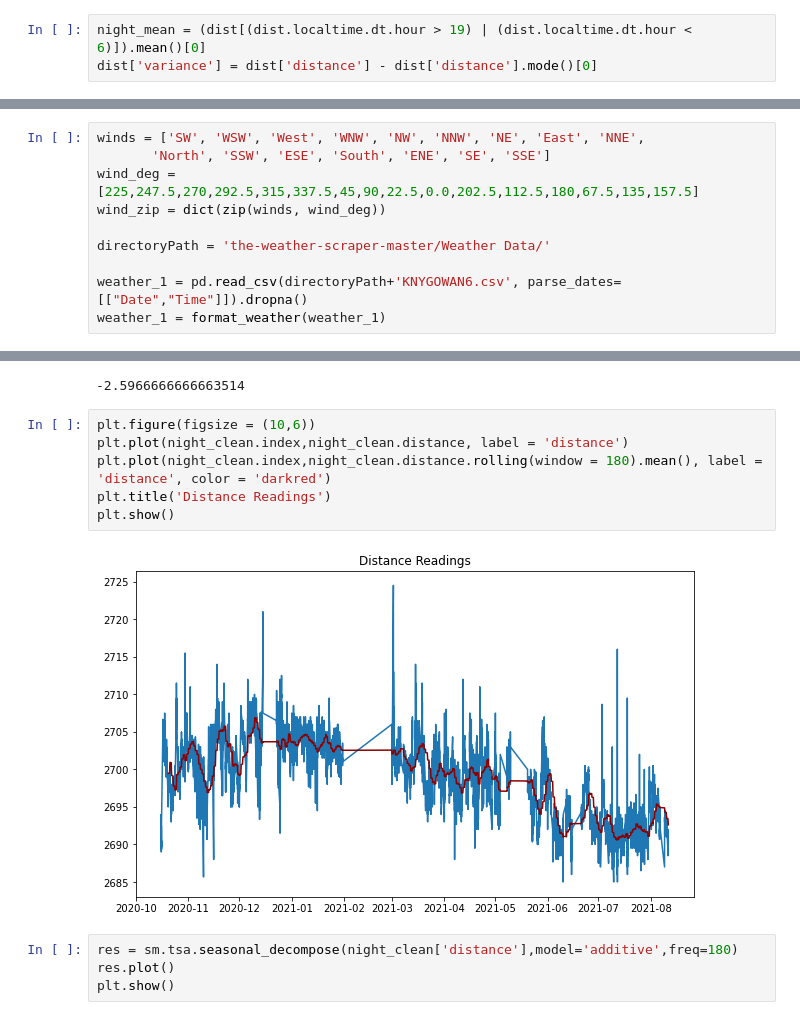
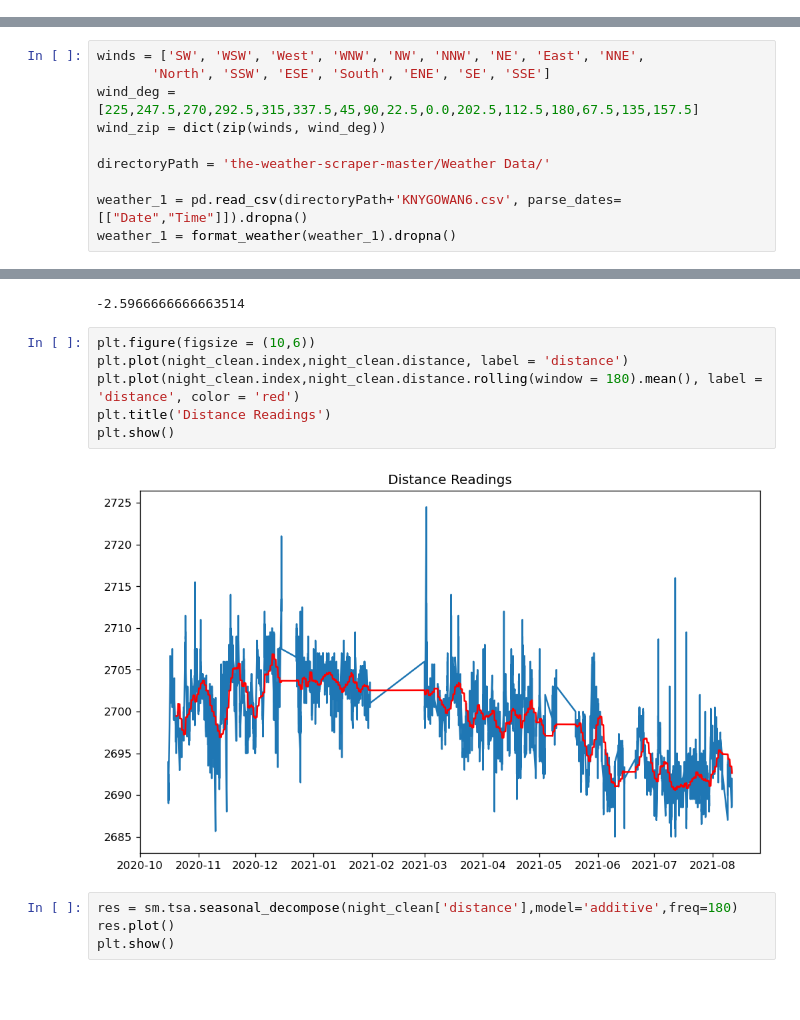
Before and after one commit to floodsense/Seasonal-Distance-Calibration, a Jupyter notebook: FloodSense Sensor Analysis - Overnight.ipynb, the cells around one changed output, grey strips where cells are left out. Saved outputs shown, nothing was run; the diff lists cells and outputs as text; blank space fills up the shorter version.

```diff
--- a/FloodSense Sensor Analysis - Overnight.ipynb
+++ b/FloodSense Sensor Analysis - Overnight.ipynb
@@ -51,6 +51,3 @@ print(dist)
-# %%
-night_mean = (dist[(dist.localtime.dt.hour > 19) | (dist.localtime.dt.hour < 6)]).mean()[0]
-dist['variance'] = dist['distance'] - dist['distance'].mode()[0]
 # %%
 ## Select only overnight data for analysis
 
@@ -114,5 +111,5 @@ wind_zip = dict(zip(winds, wind_deg))
 directoryPath = 'the-weather-scraper-master/Weather Data/'
 
 weather_1 = pd.read_csv(directoryPath+'KNYGOWAN6.csv', parse_dates=[["Date","Time"]]).dropna()
-weather_1 = format_weather(weather_1)
+weather_1 = format_weather(weather_1).dropna()
 # %%
@@ -228,11 +298,11 @@ from statsmodels.graphics.tsaplots import plot_acf
 # %%
 plt.figure(figsize = (10,6))
 plt.plot(night_clean.index,night_clean.distance, label = 'distance')
-plt.plot(night_clean.index,night_clean.distance.rolling(window = 180).mean(), label = 'distance', color = 'darkred')
+plt.plot(night_clean.index,night_clean.distance.rolling(window = 180).mean(), label = 'distance', color = 'red')
 plt.title('Distance Readings')
 plt.show()
 # %% [output]
-[figure, old version]
+[figure, new version]
 # %%
 res = sm.tsa.seasonal_decompose(night_clean['distance'],model='additive',freq=180)
 res.plot()
```
Also changed, not shown: parts of 36 cells of this notebook.
